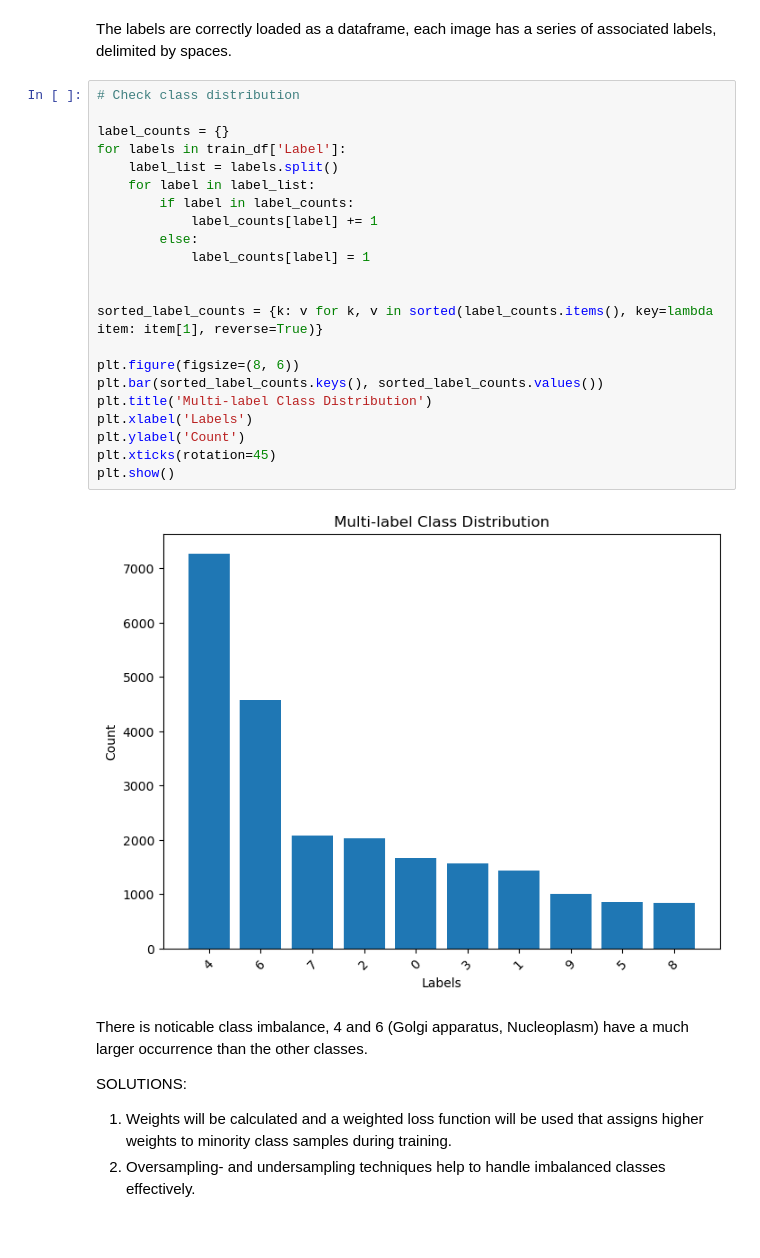
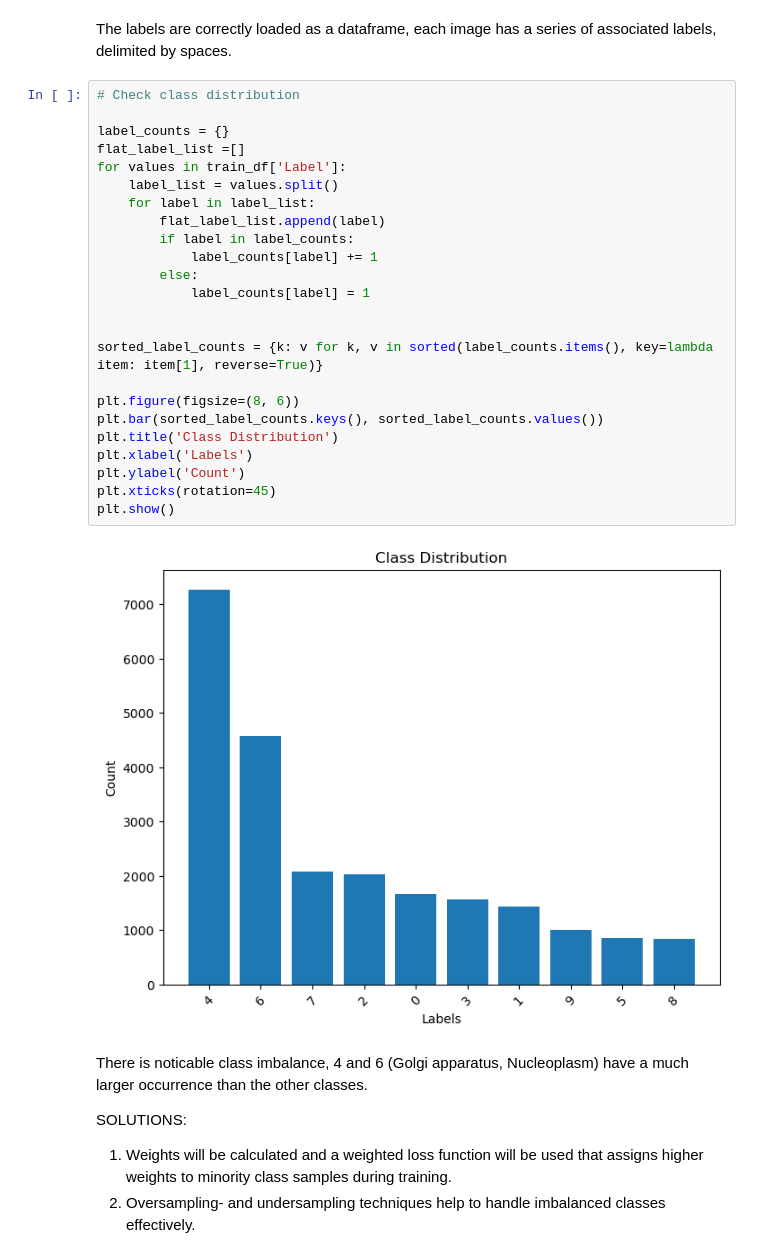
Before and after one commit to mxvp/organelle-image-classification, a Jupyter notebook: organelle_image_classification.ipynb, the cells around one changed output. Drawn from its saved outputs; the diff is of its cells as text.

```diff
--- a/organelle_image_classification.ipynb
+++ b/organelle_image_classification.ipynb
@@ -70,27 +73,29 @@ The labels are correctly loaded as a dataframe, each image has a series of assoc
 # %%
 # Check class distribution
 
 label_counts = {}
-for labels in train_df['Label']:
-    label_list = labels.split()
+flat_label_list =[]
+for values in train_df['Label']:
+    label_list = values.split()
     for label in label_list:
+        flat_label_list.append(label)
         if label in label_counts:
             label_counts[label] += 1
         else:
             label_counts[label] = 1
 
 
 sorted_label_counts = {k: v for k, v in sorted(label_counts.items(), key=lambda item: item[1], reverse=True)}
 
 plt.figure(figsize=(8, 6))
 plt.bar(sorted_label_counts.keys(), sorted_label_counts.values())
-plt.title('Multi-label Class Distribution')
+plt.title('Class Distribution')
 plt.xlabel('Labels')
 plt.ylabel('Count')
 plt.xticks(rotation=45)
 plt.show()
 # %% [output]
-[figure, old version]
+[figure, new version]
 # %% [markdown]
 There is noticable class imbalance, 4 and 6 (Golgi apparatus, Nucleoplasm) have a much larger occurrence than the other classes.
 
```
Also changed, not shown: parts of 10 cells of this notebook.
